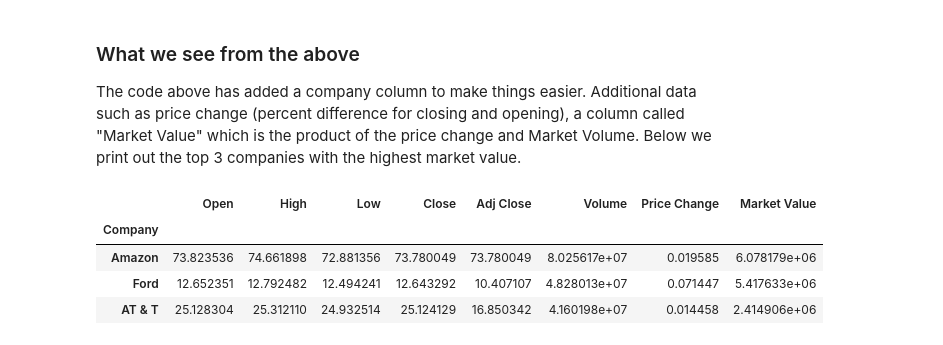
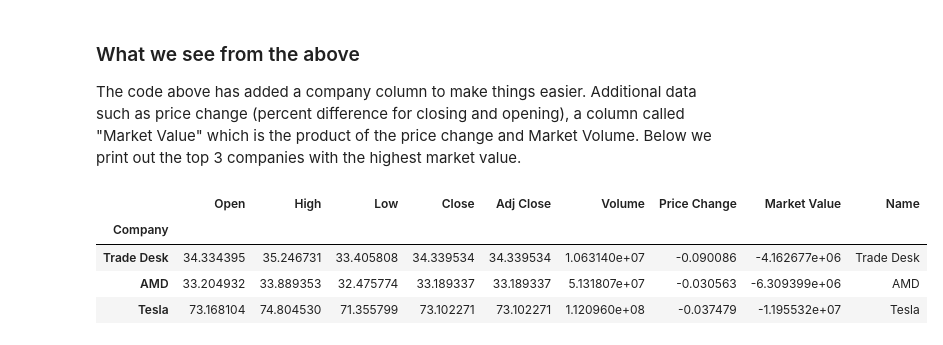
Before and after one commit to ubco-W2022T2-data301/Group35, a Jupyter notebook: analysis/analysis3.ipynb, the cells around one changed output. Saved outputs shown, nothing was run; the diff lists cells and outputs as text; code cells hidden in the pictures.

```diff
--- a/analysis/analysis3.ipynb
+++ b/analysis/analysis3.ipynb
@@ -64,9 +64,10 @@ The code above has added a company column to make things easier. Additional data
 # %%
 cleaned.sort_values(by=['Market Value'], inplace=True, ascending=False) # Sort by price change
 cleaned.head(3)   # Top 30 companies by Market Value
+cleaned.tail(3)   # Bottom 30 companies by Market Value
 # %% [output]
-|  | Open | High | Low | Close | Adj Close | Volume | Price Change | Market Value |
-| Company |  |  |  |  |  |  |  |  |
-| Amazon | 73.823536 | 74.661898 | 72.881356 | 73.780049 | 73.780049 | 8.025617e+07 | 0.019585 | 6.078179e+06 |
-| Ford | 12.652351 | 12.792482 | 12.494241 | 12.643292 | 10.407107 | 4.828013e+07 | 0.071447 | 5.417633e+06 |
-| AT & T | 25.128304 | 25.312110 | 24.932514 | 25.124129 | 16.850342 | 4.160198e+07 | 0.014458 | 2.414906e+06 |
+|  | Open | High | Low | Close | Adj Close | Volume | Price Change | Market Value | Name |
+| Company |  |  |  |  |  |  |  |  |  |
+| Trade Desk | 34.334395 | 35.246731 | 33.405808 | 34.339534 | 34.339534 | 1.063140e+07 | -0.090086 | -4.162677e+06 | Trade Desk |
+| AMD | 33.204932 | 33.889353 | 32.475774 | 33.189337 | 33.189337 | 5.131807e+07 | -0.030563 | -6.309399e+06 | AMD |
+| Tesla | 73.168104 | 74.804530 | 71.355799 | 73.102271 | 73.102271 | 1.120960e+08 | -0.037479 | -1.195532e+07 | Tesla |
```
Also changed, not shown: parts of 2 cells of this notebook.
